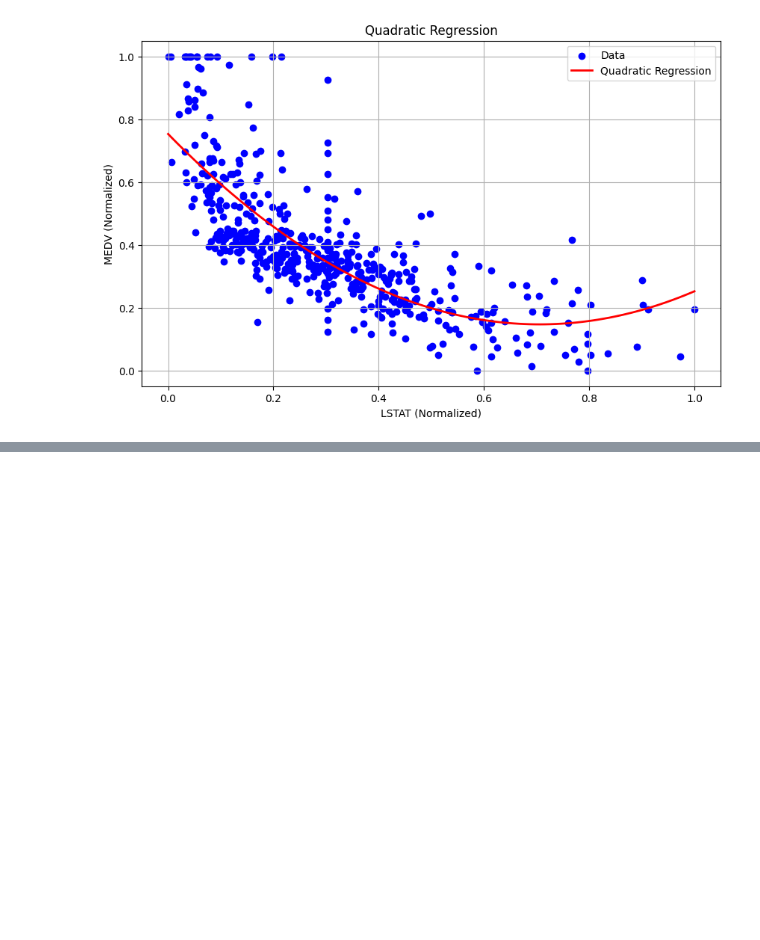
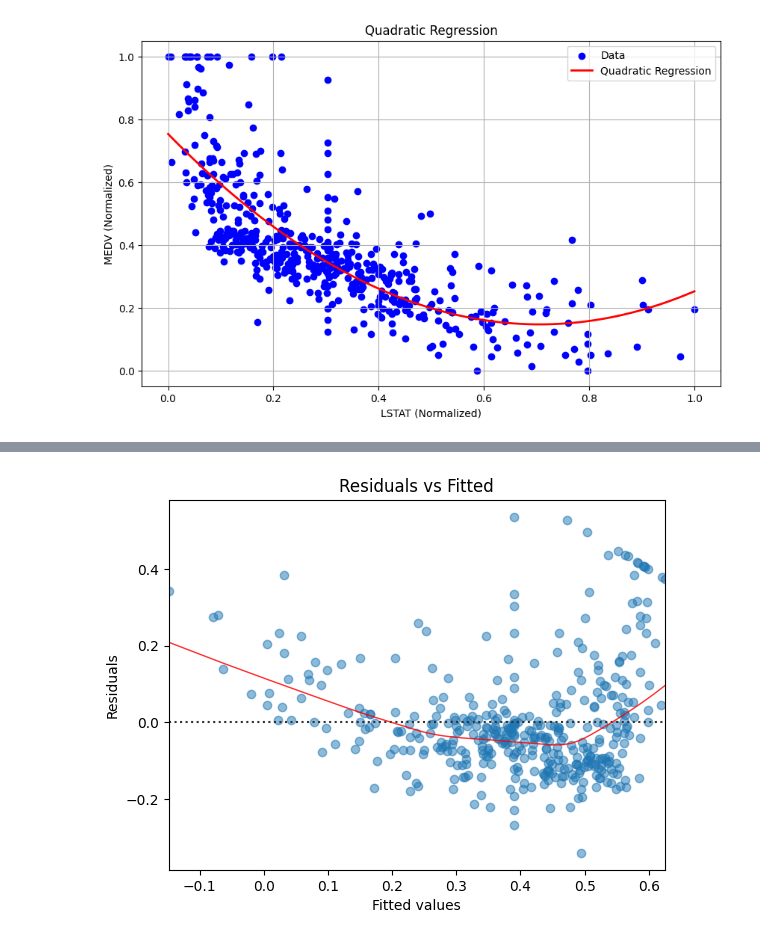
Before and after one commit to ardifjar443/learningMachineLearning, a Jupyter notebook: linear_regresion/project_boston(TF).ipynb, the cells around one changed output, grey strips where cells are left out. Cells and saved outputs as stored; diff of their text form; code cells hidden in the pictures; blank space fills up the shorter version.

```diff
--- a/linear_regresion/project_boston(TF).ipynb
+++ b/linear_regresion/project_boston(TF).ipynb
@@ -201,0 +233,7 @@ plt.show()
+# %%
+# Membangun model regresi linear
+model = sm.OLS(y_train, sm.add_constant(X_train))
+model_fit = model.fit()
+X_train_df = pd.DataFrame(X_train, columns=['feature1'])
+y_train_df = pd.DataFrame(y_train, columns=['target'])
+dataframe = pd.concat([X_train_df, y_train_df], axis=1)
@@ -201,0 +281,24 @@ plt.show()
+# %%
+
+# Prediksi nilai y berdasarkan model
+model_fitted_y = model_fit.fittedvalues
+
+# Menghitung nilai residual
+model_residuals = model_fit.resid
+
+# Menghitung leverage
+model_leverage = model_fit.get_influence().hat_matrix_diag
+
+# Menghitung Cook's distance
+model_cooks = model_fit.get_influence().cooks_distance[0]
+
+# Menampilkan plot residual vs fitted
+plot_lm_1 = plt.figure()
+sns.residplot(x=model_fitted_y, y=model_residuals, lowess=True,
+              scatter_kws={'alpha': 0.5}, line_kws={'color': 'red', 'lw': 1, 'alpha': 0.8})
+plt.title('Residuals vs Fitted')
+plt.xlabel('Fitted values')
+plt.ylabel('Residuals')
+plt.show()
+# %% [output]
+[figure, added]
```
Also changed, not shown: parts of 11 cells of this notebook, 2 other files.
